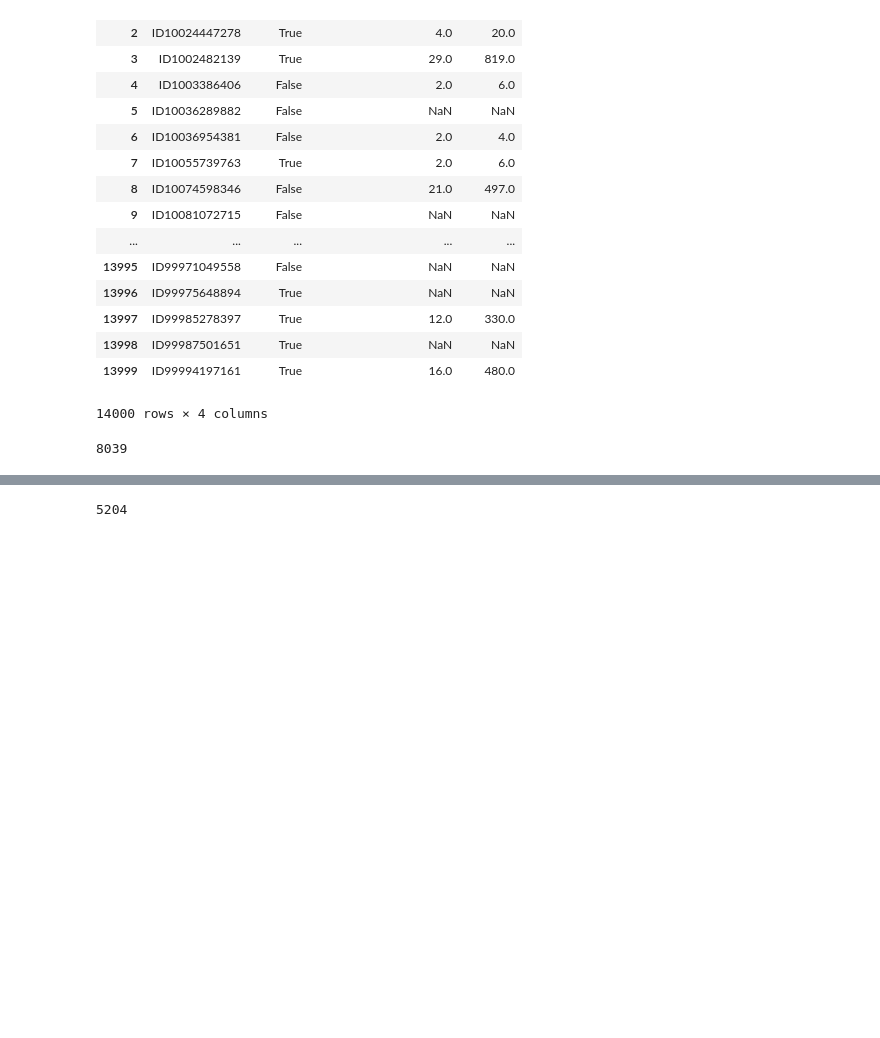
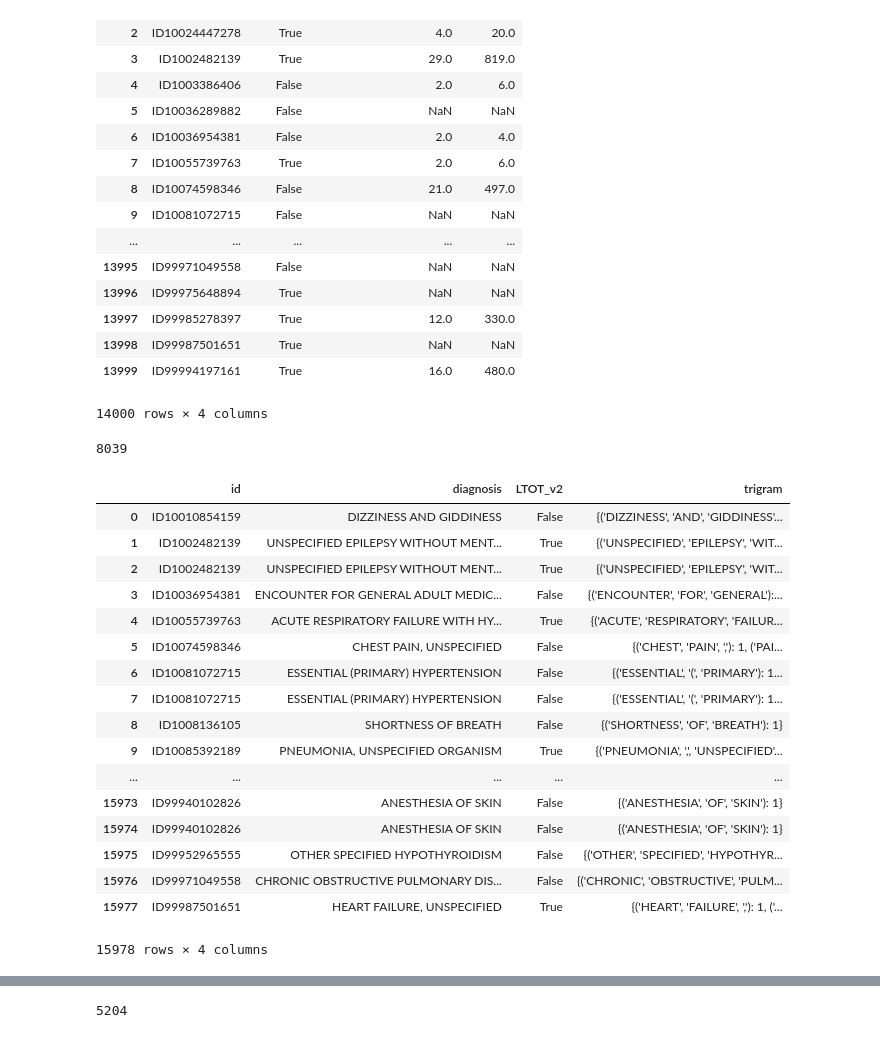
Before and after one commit to chenson2018/Humana-Mays-Competition, a Jupyter notebook: Chris Response Variable Exploration.ipynb, the cells around one changed output, grey strips where cells are left out. Cells and saved outputs as stored; diff of their text form; code cells hidden in the pictures; blank space fills up the shorter version.

```diff
--- a/Chris Response Variable Exploration.ipynb
+++ b/Chris Response Variable Exploration.ipynb
@@ -328,6 +328,27 @@ def getTrigram(text):
     return(Counter(fdist))
 # %%
 diag_frame['trigram'] = diag_frame['diagnosis'].map(getTrigram)
+# %%
+diag_frame
+# %% [output]
+|  | id | diagnosis | LTOT_v2 | trigram |
+| 0 | ID10010854159 | DIZZINESS AND GIDDINESS | False | {('DIZZINESS', 'AND', 'GIDDINESS'... |
+| 1 | ID1002482139 | UNSPECIFIED EPILEPSY WITHOUT MENT... | True | {('UNSPECIFIED', 'EPILEPSY', 'WIT... |
+| 2 | ID1002482139 | UNSPECIFIED EPILEPSY WITHOUT MENT... | True | {('UNSPECIFIED', 'EPILEPSY', 'WIT... |
+| 3 | ID10036954381 | ENCOUNTER FOR GENERAL ADULT MEDIC... | False | {('ENCOUNTER', 'FOR', 'GENERAL'):... |
+| 4 | ID10055739763 | ACUTE RESPIRATORY FAILURE WITH HY... | True | {('ACUTE', 'RESPIRATORY', 'FAILUR... |
+| 5 | ID10074598346 | CHEST PAIN, UNSPECIFIED | False | {('CHEST', 'PAIN', ','): 1, ('PAI... |
+| 6 | ID10081072715 | ESSENTIAL (PRIMARY) HYPERTENSION | False | {('ESSENTIAL', '(', 'PRIMARY'): 1... |
+| 7 | ID10081072715 | ESSENTIAL (PRIMARY) HYPERTENSION | False | {('ESSENTIAL', '(', 'PRIMARY'): 1... |
+| 8 | ID1008136105 | SHORTNESS OF BREATH | False | {('SHORTNESS', 'OF', 'BREATH'): 1} |
+| 9 | ID10085392189 | PNEUMONIA, UNSPECIFIED ORGANISM | True | {('PNEUMONIA', ',', 'UNSPECIFIED'... |
+| ... | ... | ... | ... | ... |
+| 15973 | ID99940102826 | ANESTHESIA OF SKIN | False | {('ANESTHESIA', 'OF', 'SKIN'): 1} |
+| 15974 | ID99940102826 | ANESTHESIA OF SKIN | False | {('ANESTHESIA', 'OF', 'SKIN'): 1} |
+| 15975 | ID99952965555 | OTHER SPECIFIED HYPOTHYROIDISM | False | {('OTHER', 'SPECIFIED', 'HYPOTHYR... |
+| 15976 | ID99971049558 | CHRONIC OBSTRUCTIVE PULMONARY DIS... | False | {('CHRONIC', 'OBSTRUCTIVE', 'PULM... |
+| 15977 | ID99987501651 | HEART FAILURE, UNSPECIFIED | True | {('HEART', 'FAILURE', ','): 1, ('... |
+15978 rows × 4 columns
 # %%
 import numpy as np
 
```
Also changed, not shown: parts of 13 cells of this notebook, 1 other file.
